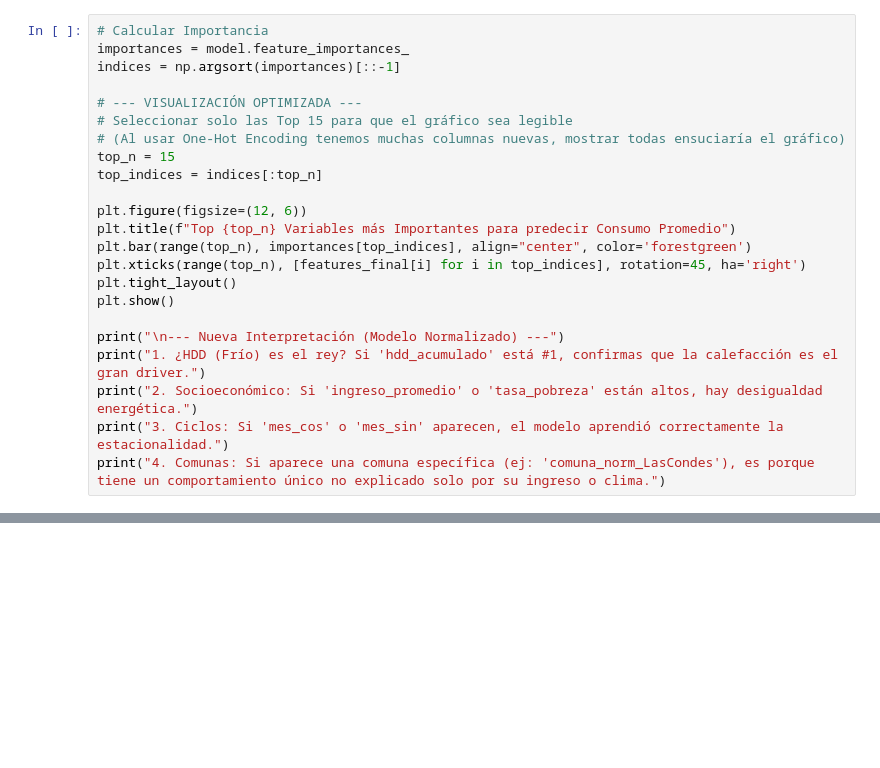
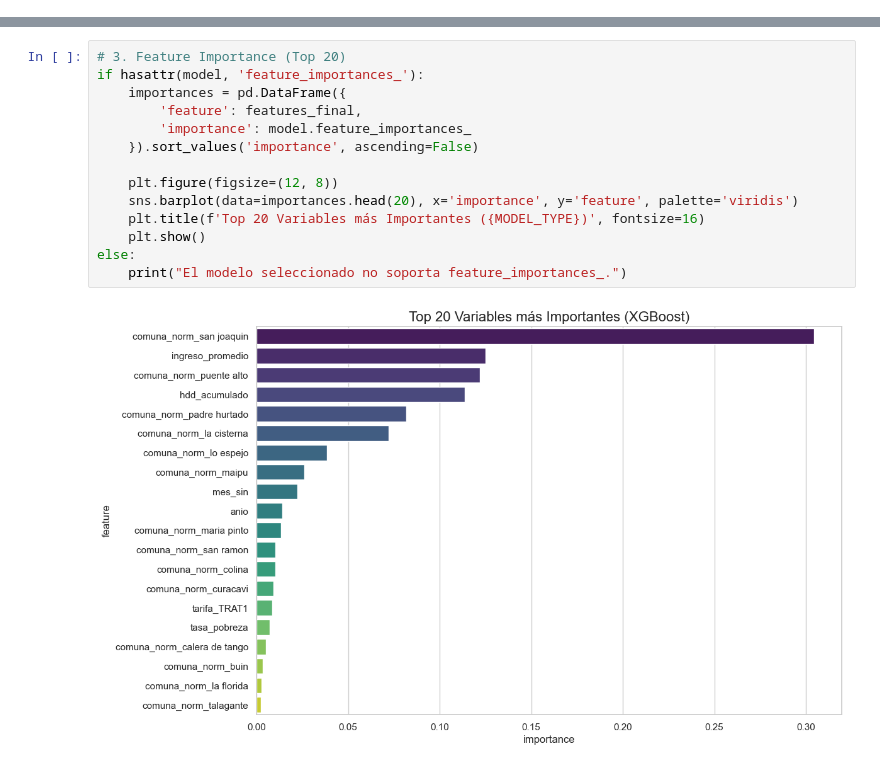
Before and after one commit to vtyphoonic/IMT2200-Proyecto, a Jupyter notebook: notebooks/05_Modelado_y_Evaluacion.ipynb, the cells around one changed output, grey strips where cells are left out. Cells and saved outputs as stored; diff of their text form; blank space fills up the shorter version.

```diff
--- a/notebooks/05_Modelado_y_Evaluacion.ipynb
+++ b/notebooks/05_Modelado_y_Evaluacion.ipynb
@@ -212,23 +178,0 @@ MAPE (Total):     inf% (Porcentaje de error en la facturación)
-# %%
-# Calcular Importancia
-importances = model.feature_importances_
-indices = np.argsort(importances)[::-1]
-
-# --- VISUALIZACIÓN OPTIMIZADA ---
-# Seleccionar solo las Top 15 para que el gráfico sea legible
-# (Al usar One-Hot Encoding tenemos muchas columnas nuevas, mostrar todas ensuciaría el gráfico)
-top_n = 15
-top_indices = indices[:top_n]
-
-plt.figure(figsize=(12, 6))
-plt.title(f"Top {top_n} Variables más Importantes para predecir Consumo Promedio")
-plt.bar(range(top_n), importances[top_indices], align="center", color='forestgreen')
-plt.xticks(range(top_n), [features_final[i] for i in top_indices], rotation=45, ha='right')
-plt.tight_layout()
-plt.show()
-
-print("\n--- Nueva Interpretación (Modelo Normalizado) ---")
-print("1. ¿HDD (Frío) es el rey? Si 'hdd_acumulado' está #1, confirmas que la calefacción es el gran driver.")
-print("2. Socioeconómico: Si 'ingreso_promedio' o 'tasa_pobreza' están altos, hay desigualdad energética.")
-print("3. Ciclos: Si 'mes_cos' o 'mes_sin' aparecen, el modelo aprendió correctamente la estacionalidad.")
-print("4. Comunas: Si aparece una comuna específica (ej: 'comuna_norm_LasCondes'), es porque tiene un comportamiento único no explicado solo por su ingreso o clima.")
@@ -241,0 +243,16 @@ print("4. Comunas: Si aparece una comuna específica (ej: 'comuna_norm_LasCondes
+# %%
+# 3. Feature Importance (Top 20)
+if hasattr(model, 'feature_importances_'):
+    importances = pd.DataFrame({
+        'feature': features_final,
+        'importance': model.feature_importances_
+    }).sort_values('importance', ascending=False)
+
+    plt.figure(figsize=(12, 8))
+    sns.barplot(data=importances.head(20), x='importance', y='feature', palette='viridis')
+    plt.title(f'Top 20 Variables más Importantes ({MODEL_TYPE})', fontsize=16)
+    plt.show()
+else:
+    print("El modelo seleccionado no soporta feature_importances_.")
+# %% [output]
+[figure, added]
```
Also changed, not shown: parts of 28 cells of this notebook, 2 other files.
